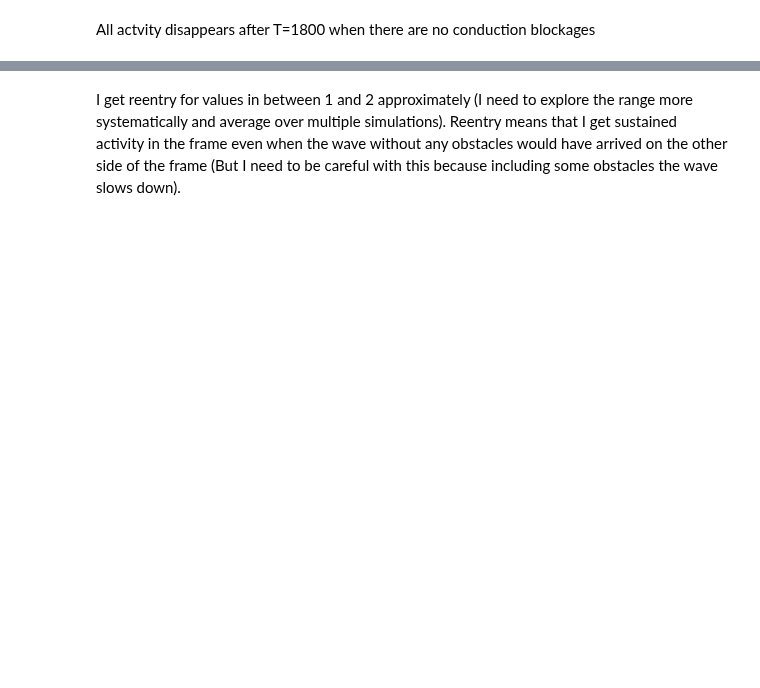
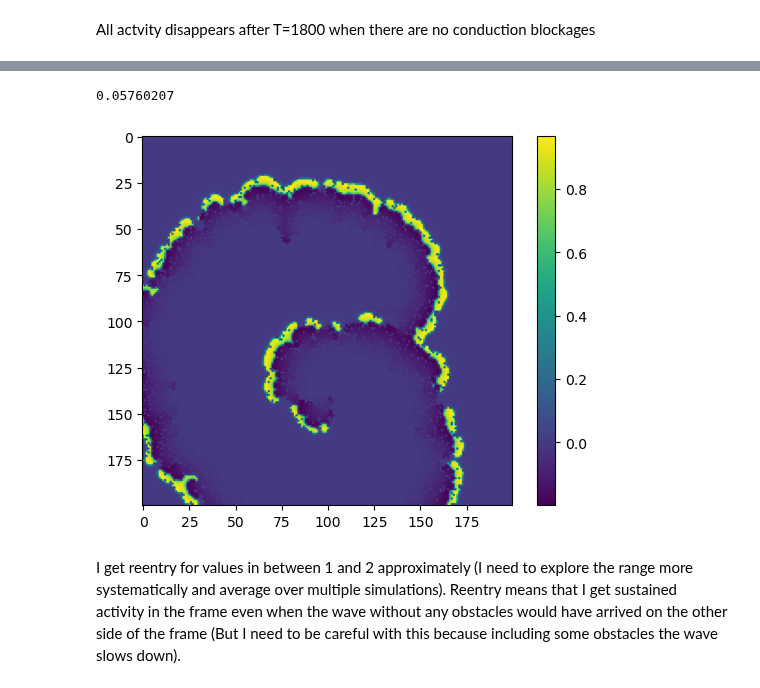
Before and after one commit to Priesemann-Group/perspective_heart_and_brain, a Jupyter notebook: notebooks/fibrosis.ipynb, the cells around one changed output, grey strips where cells are left out. Cells and saved outputs as stored; diff of their text form; code cells hidden in the pictures; blank space fills up the shorter version.

```diff
--- a/notebooks/fibrosis.ipynb
+++ b/notebooks/fibrosis.ipynb
@@ -172,2 +179,12 @@ fig.colorbar(im, ax=axs[-1])
+# %%
+u_sol = sol.ys[:,:N].T
+v_sol = sol.ys[:,N:].T
+plt.imshow(u_sol[:,-1].reshape(N_x,N_y))
+plt.colorbar()
+f=u_sol[:,-1]
+print(np.mean(np.abs(f)))
+# %% [output]
+0.05760207
+[figure, added]
 # %% [markdown]
 I get reentry for values in between 1 and 2 approximately (I need to explore the range more systematically and average over multiple simulations). Reentry means that I get sustained activity in the frame even when the wave without any obstacles would have arrived on the other side of the frame (But I need to be careful with this because including some obstacles the wave slows down).
```
Also changed, not shown: parts of 15 cells of this notebook.
